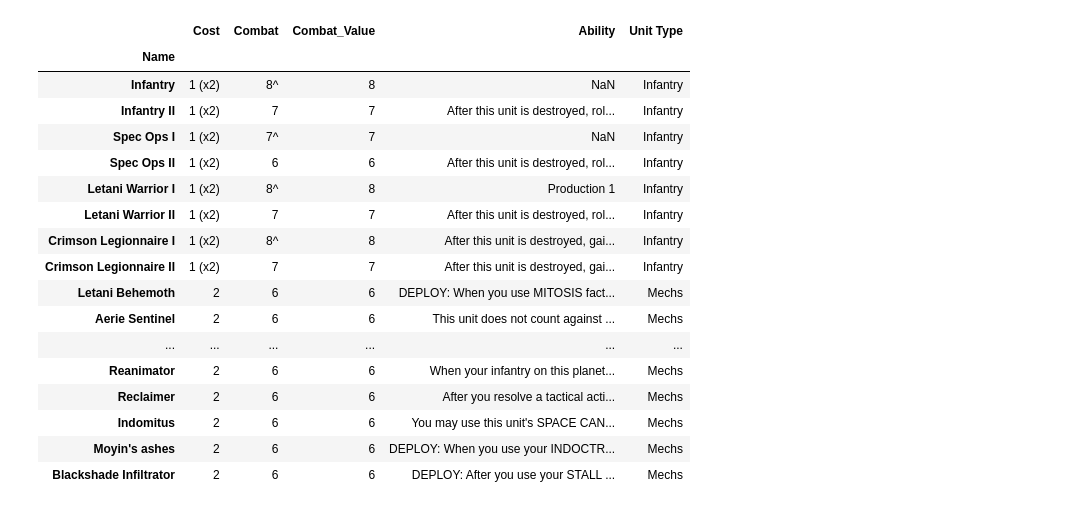
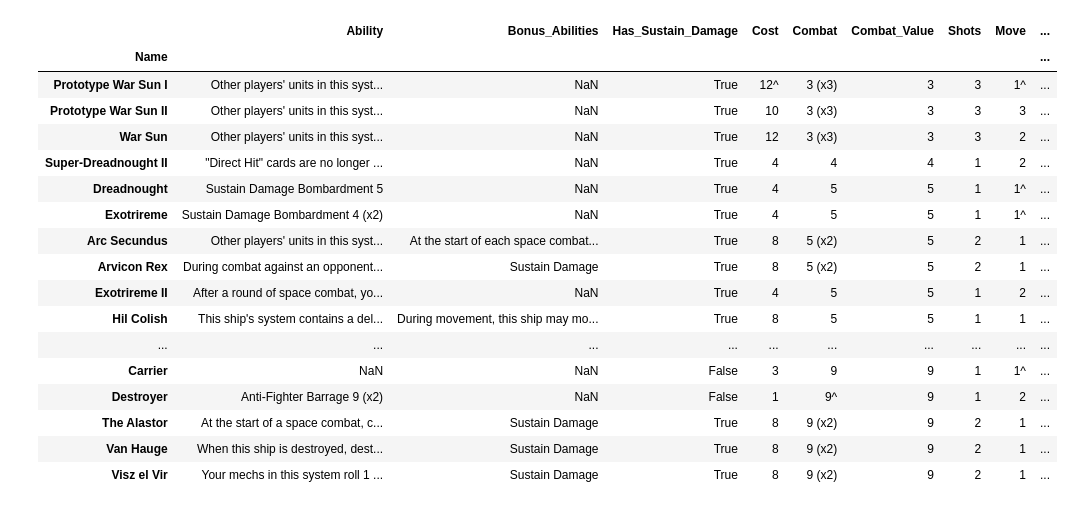
Before and after one commit to Kyle-Maher/twilight-imperium, a Jupyter notebook: Main/[2] battle_probabiliites.ipynb, the cells around one changed output. Drawn from its saved outputs; the diff is of its cells as text; code cells hidden in the pictures.

```diff
--- a/Main/[2] battle_probabiliites.ipynb
+++ b/Main/[2] battle_probabiliites.ipynb
@@ -4,27 +4,27 @@ import numpy as np
 # %%
 space_units_df = pd.read_csv('../Data/space_units_df.csv', index_col='Name')
 ground_units_df= pd.read_csv('../Data/ground_units_df.csv', index_col='Name')
-# %%
-ground_units_df
-# %% [output]
-|  | Cost | Combat | Combat_Value | Ability | Unit Type |
-| Name |  |  |  |  |  |
-| Infantry | 1 (x2) | 8^ | 8 | NaN | Infantry |
-| Infantry II | 1 (x2) | 7 | 7 | After this unit is destroyed, rol... | Infantry |
-| Spec Ops I | 1 (x2) | 7^ | 7 | NaN | Infantry |
-| Spec Ops II | 1 (x2) | 6 | 6 | After this unit is destroyed, rol... | Infantry |
-| Letani Warrior I | 1 (x2) | 8^ | 8 | Production 1 | Infantry |
-| Letani Warrior II | 1 (x2) | 7 | 7 | After this unit is destroyed, rol... | Infantry |
-| Crimson Legionnaire I | 1 (x2) | 8^ | 8 | After this unit is destroyed, gai... | Infantry |
-| Crimson Legionnaire II | 1 (x2) | 7 | 7 | After this unit is destroyed, gai... | Infantry |
-| Letani Behemoth | 2 | 6 | 6 | DEPLOY: When you use MITOSIS fact... | Mechs |
-| Aerie Sentinel | 2 | 6 | 6 | This unit does not count against ... | Mechs |
-| ... | ... | ... | ... | ... | ... |
-| Reanimator | 2 | 6 | 6 | When your infantry on this planet... | Mechs |
-| Reclaimer | 2 | 6 | 6 | After you resolve a tactical acti... | Mechs |
-| Indomitus | 2 | 6 | 6 | You may use this unit's SPACE CAN... | Mechs |
-| Moyin's ashes | 2 | 6 | 6 | DEPLOY: When you use your INDOCTR... | Mechs |
-| Blackshade Infiltrator | 2 | 6 | 6 | DEPLOY: After you use your STALL ... | Mechs |
+# %%
+space_units_df.sort_values('Combat_Value')
+# %% [output]
+|  | Ability | Bonus_Abilities | Has_Sustain_Damage | Cost | Combat | Combat_Value | Shots | Move | ... |
+| Name |  |  |  |  |  |  |  |  | ... |
+| Prototype War Sun I | Other players' units in this syst... | NaN | True | 12^ | 3 (x3) | 3 | 3 | 1^ | ... |
+| Prototype War Sun II | Other players' units in this syst... | NaN | True | 10 | 3 (x3) | 3 | 3 | 3 | ... |
+| War Sun | Other players' units in this syst... | NaN | True | 12 | 3 (x3) | 3 | 3 | 2 | ... |
+| Super-Dreadnought II | "Direct Hit" cards are no longer ... | NaN | True | 4 | 4 | 4 | 1 | 2 | ... |
+| Dreadnought | Sustain Damage Bombardment 5 | NaN | True | 4 | 5 | 5 | 1 | 1^ | ... |
+| Exotrireme | Sustain Damage Bombardment 4 (x2) | NaN | True | 4 | 5 | 5 | 1 | 1^ | ... |
+| Arc Secundus | Other players' units in this syst... | At the start of each space combat... | True | 8 | 5 (x2) | 5 | 2 | 1 | ... |
+| Arvicon Rex | During combat against an opponent... | Sustain Damage | True | 8 | 5 (x2) | 5 | 2 | 1 | ... |
+| Exotrireme II | After a round of space combat, yo... | NaN | True | 4 | 5 | 5 | 1 | 2 | ... |
+| Hil Colish | This ship's system contains a del... | During movement, this ship may mo... | True | 8 | 5 | 5 | 1 | 1 | ... |
+| ... | ... | ... | ... | ... | ... | ... | ... | ... | ... |
+| Carrier | NaN | NaN | False | 3 | 9 | 9 | 1 | 1^ | ... |
+| Destroyer | Anti-Fighter Barrage 9 (x2) | NaN | False | 1 | 9^ | 9 | 1 | 2 | ... |
+| The Alastor | At the start of a space combat, c... | Sustain Damage | True | 8 | 9 (x2) | 9 | 2 | 1 | ... |
+| Van Hauge | When this ship is destroyed, dest... | Sustain Damage | True | 8 | 9 (x2) | 9 | 2 | 1 | ... |
+| Visz el Vir | Your mechs in this system roll 1 ... | Sustain Damage | True | 8 | 9 (x2) | 9 | 2 | 1 | ... |
 # %%
 # Set Ships
 
```
Also changed, not shown: parts of 8 cells of this notebook.
